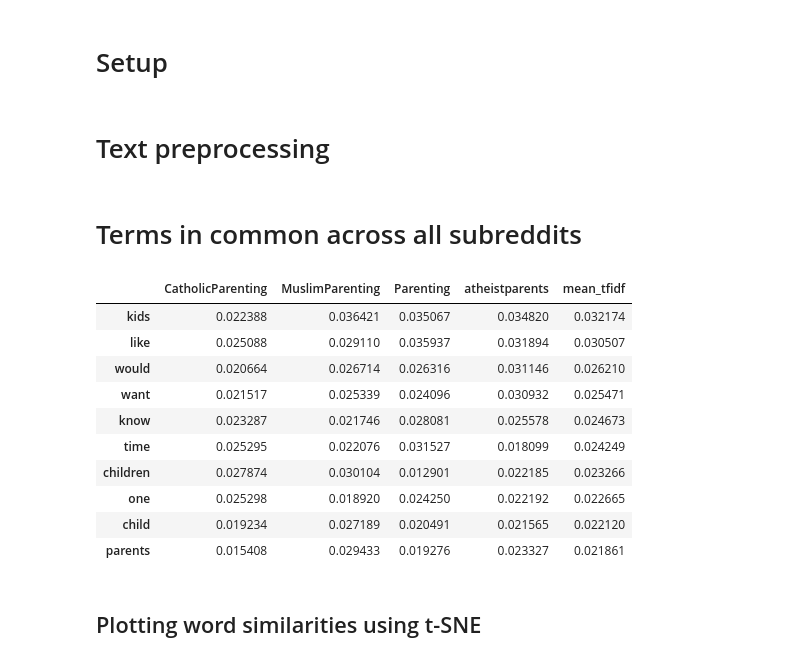
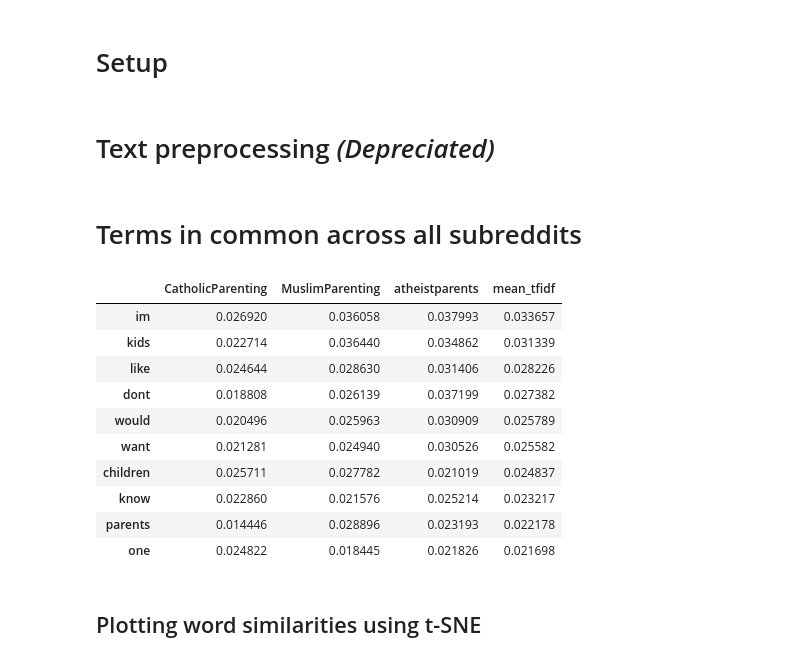
Before and after one commit to shreyansh-2003/parenting-style-subreddits-analyser, a Jupyter notebook: subreddit_similarity_analysis.ipynb, the cells around one changed output. Saved outputs shown, nothing was run; the diff lists cells and outputs as text; code cells hidden in the pictures.

```diff
--- a/subreddit_similarity_analysis.ipynb
+++ b/subreddit_similarity_analysis.ipynb
@@ -20,12 +20,15 @@ EMBEDDINGS_DIR = Path().cwd() / 'embeddings'
 nlp = NLP()
 vis = Visualisation(fig_size=(8, 8))
 # %% [markdown]
-# Text preprocessing
+# Text preprocessing *(Depreciated)*
 # %%
 posts_df = pd.read_csv(DATA_DIR / 'reddit_parenting_combined.csv')
 
 # Remove posts with no text
 posts_df.dropna(subset='selftext', inplace=True)
+
+# Drop posts from the parenting subreddit
+posts_df = posts_df[posts_df['subreddit'] != 'Parenting']
 
 # Tokenize text and remove stopwords
 tqdm.pandas(desc='Tokenizing Reddit text')
@@ -39,7 +42,7 @@ posts_df.dropna(subset=['tokens'], inplace=True)
 # %%
 # Group texts by subreddit
 texts_by_subreddit = {
-    subreddit: group['tokens'].tolist()
+    subreddit: group['selftext_clean'].tolist()
     for subreddit, group in posts_df.groupby('subreddit')
 }
 
@@ -48,44 +51,45 @@ subreddit_data = {
     subreddit: nlp.generate_tfidf_matrix(texts)
     for subreddit, texts in texts_by_subreddit.items()
 }
+
 # Extract vocabularies
 vocabularies = [set(terms) for _, terms in subreddit_data.values()]
 
 # Find common terms across all subreddits
 common_terms = set.intersection(*vocabularies)
 
 # Create mean tf-idf dataframes for each subreddit
 tfidf_dfs = []
 for subreddit, (tfidf_matrix, terms) in subreddit_data.items():
     mean_tfidf_matrix = tfidf_matrix.mean(axis=0)
     mean_tfidf_df = pd.DataFrame(
         mean_tfidf_matrix.T,
         index=terms,
         columns=[subreddit]
     ).loc[list(common_terms)]
     tfidf_dfs.append(mean_tfidf_df)
 
 # Concatenate mean tf-idf dataframes
 common_terms_df = pd.concat(tfidf_dfs, axis=1)
 
 # Calculate an average tf-idf score for each term
 common_terms_df['mean_tfidf'] = common_terms_df.mean(axis=1)
 
 # Sort terms by average tf-idf score
 common_terms_df.sort_values('mean_tfidf', ascending=False, inplace=True)
 common_terms_df.head(10)
 # %% [output]
-|  | CatholicParenting | MuslimParenting | Parenting | atheistparents | mean_tfidf |
-| kids | 0.022388 | 0.036421 | 0.035067 | 0.034820 | 0.032174 |
-| like | 0.025088 | 0.029110 | 0.035937 | 0.031894 | 0.030507 |
-| would | 0.020664 | 0.026714 | 0.026316 | 0.031146 | 0.026210 |
-| want | 0.021517 | 0.025339 | 0.024096 | 0.030932 | 0.025471 |
-| know | 0.023287 | 0.021746 | 0.028081 | 0.025578 | 0.024673 |
-| time | 0.025295 | 0.022076 | 0.031527 | 0.018099 | 0.024249 |
-| children | 0.027874 | 0.030104 | 0.012901 | 0.022185 | 0.023266 |
-| one | 0.025298 | 0.018920 | 0.024250 | 0.022192 | 0.022665 |
-| child | 0.019234 | 0.027189 | 0.020491 | 0.021565 | 0.022120 |
-| parents | 0.015408 | 0.029433 | 0.019276 | 0.023327 | 0.021861 |
+|  | CatholicParenting | MuslimParenting | atheistparents | mean_tfidf |
+| im | 0.026920 | 0.036058 | 0.037993 | 0.033657 |
+| kids | 0.022714 | 0.036440 | 0.034862 | 0.031339 |
+| like | 0.024644 | 0.028630 | 0.031406 | 0.028226 |
+| dont | 0.018808 | 0.026139 | 0.037199 | 0.027382 |
+| would | 0.020496 | 0.025963 | 0.030909 | 0.025789 |
+| want | 0.021281 | 0.024940 | 0.030526 | 0.025582 |
+| children | 0.025711 | 0.027782 | 0.021019 | 0.024837 |
+| know | 0.022860 | 0.021576 | 0.025214 | 0.023217 |
+| parents | 0.014446 | 0.028896 | 0.023193 | 0.022178 |
+| one | 0.024822 | 0.018445 | 0.021826 | 0.021698 |
 # %% [markdown]
 ## Plotting word similarities using t-SNE
 # %%
```
Also changed, not shown: parts of 10 cells of this notebook, 2 other files.
